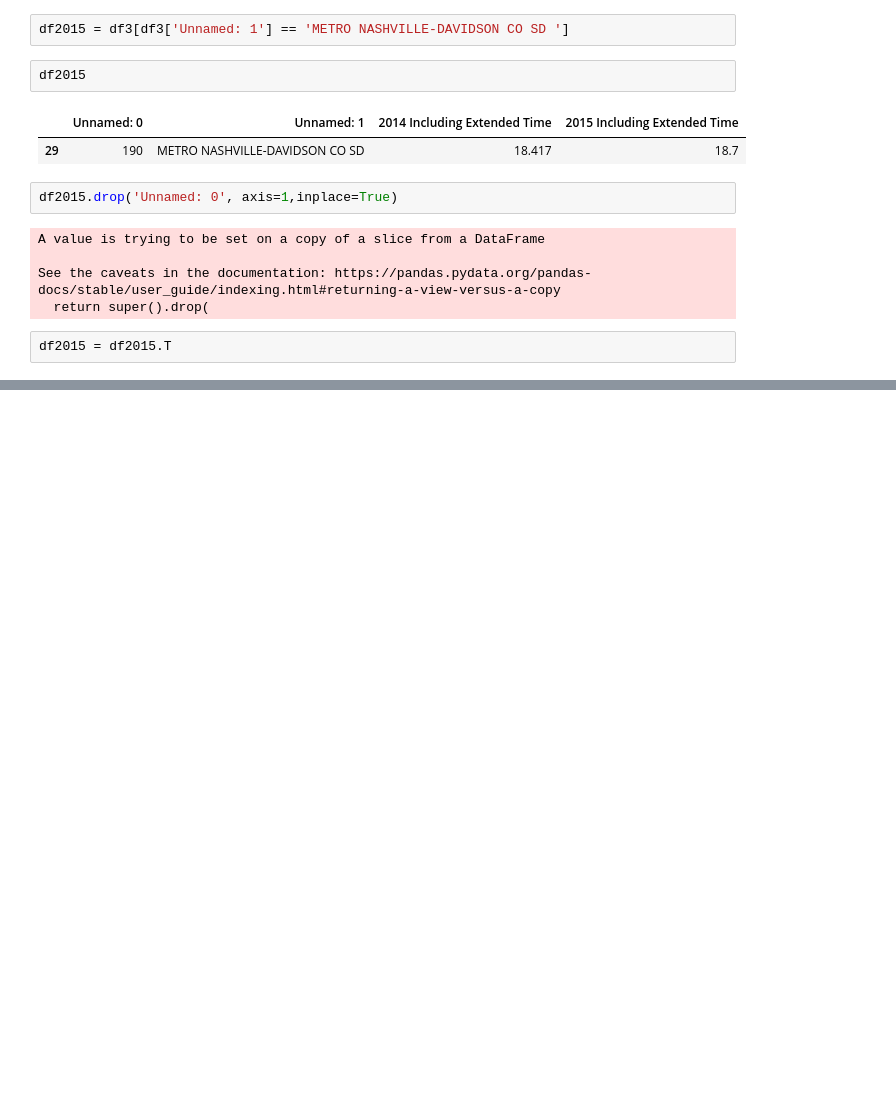
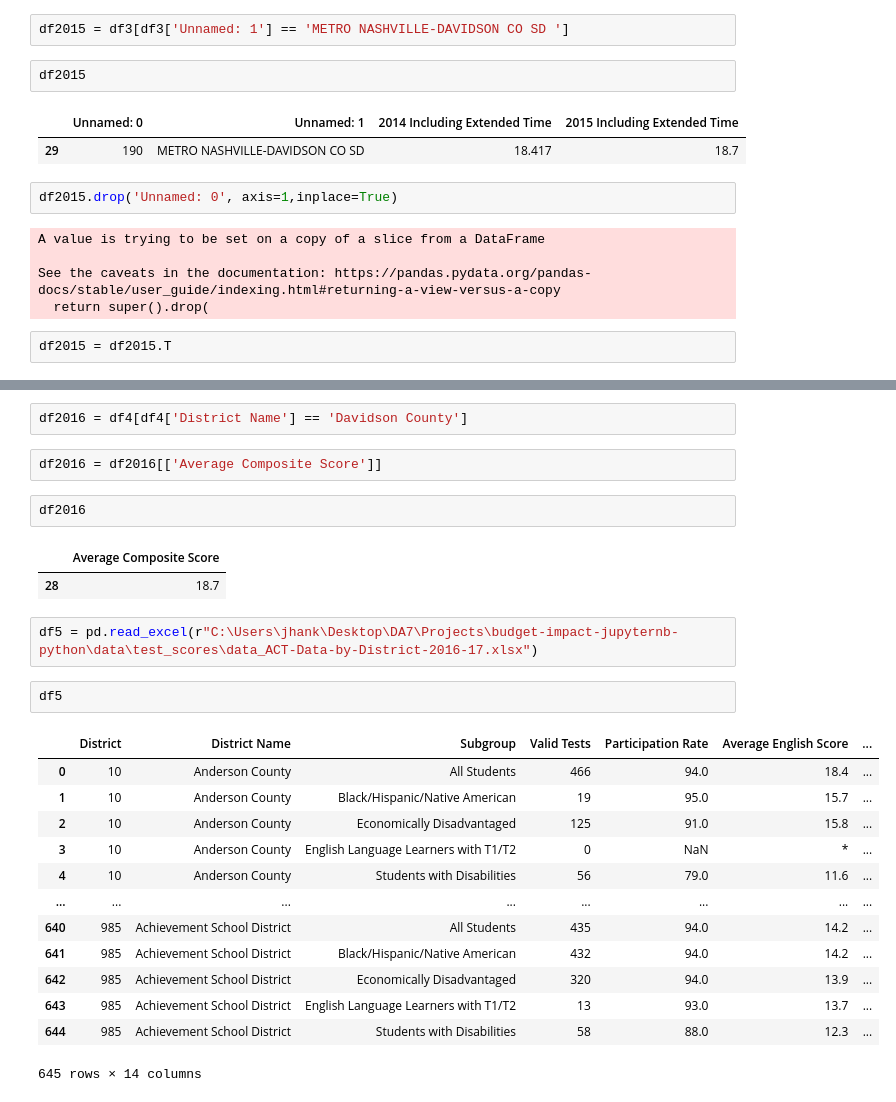
Before and after one commit to jwhankins177/capstone-budget-impact-jupyternb-python, a Jupyter notebook: notebooks/test_scores.ipynb, the cells around one changed output, grey strips where cells are left out. Drawn from its saved outputs; the diff is of its cells as text; blank space fills up the shorter version.

```diff
--- a/notebooks/test_scores.ipynb
+++ b/notebooks/test_scores.ipynb
@@ -116,0 +153,27 @@ df2015
+# %%
+df2016 = df4[df4['District Name'] == 'Davidson County']
+# %%
+df2016 = df2016[['Average Composite Score']]
+# %%
+df2016
+# %% [output]
+|  | Average Composite Score |
+| 28 | 18.7 |
+# %%
+df5 = pd.read_excel(r"C:\Users\jhank\Desktop\DA7\Projects\budget-impact-jupyternb-python\data\test_scores\data_ACT-Data-by-District-2016-17.xlsx")
+# %%
+df5
+# %% [output]
+|  | District | District Name | Subgroup | Valid Tests | Participation Rate | Average English Score | ... |
+| 0 | 10 | Anderson County | All Students | 466 | 94.0 | 18.4 | ... |
+| 1 | 10 | Anderson County | Black/Hispanic/Native American | 19 | 95.0 | 15.7 | ... |
+| 2 | 10 | Anderson County | Economically Disadvantaged | 125 | 91.0 | 15.8 | ... |
+| 3 | 10 | Anderson County | English Language Learners with T1/T2 | 0 | NaN | * | ... |
+| 4 | 10 | Anderson County | Students with Disabilities | 56 | 79.0 | 11.6 | ... |
+| ... | ... | ... | ... | ... | ... | ... | ... |
+| 640 | 985 | Achievement School District | All Students | 435 | 94.0 | 14.2 | ... |
+| 641 | 985 | Achievement School District | Black/Hispanic/Native American | 432 | 94.0 | 14.2 | ... |
+| 642 | 985 | Achievement School District | Economically Disadvantaged | 320 | 94.0 | 13.9 | ... |
+| 643 | 985 | Achievement School District | English Language Learners with T1/T2 | 13 | 93.0 | 13.7 | ... |
+| 644 | 985 | Achievement School District | Students with Disabilities | 58 | 88.0 | 12.3 | ... |
+645 rows × 14 columns
```
Also changed, not shown: parts of 21 cells of this notebook.
